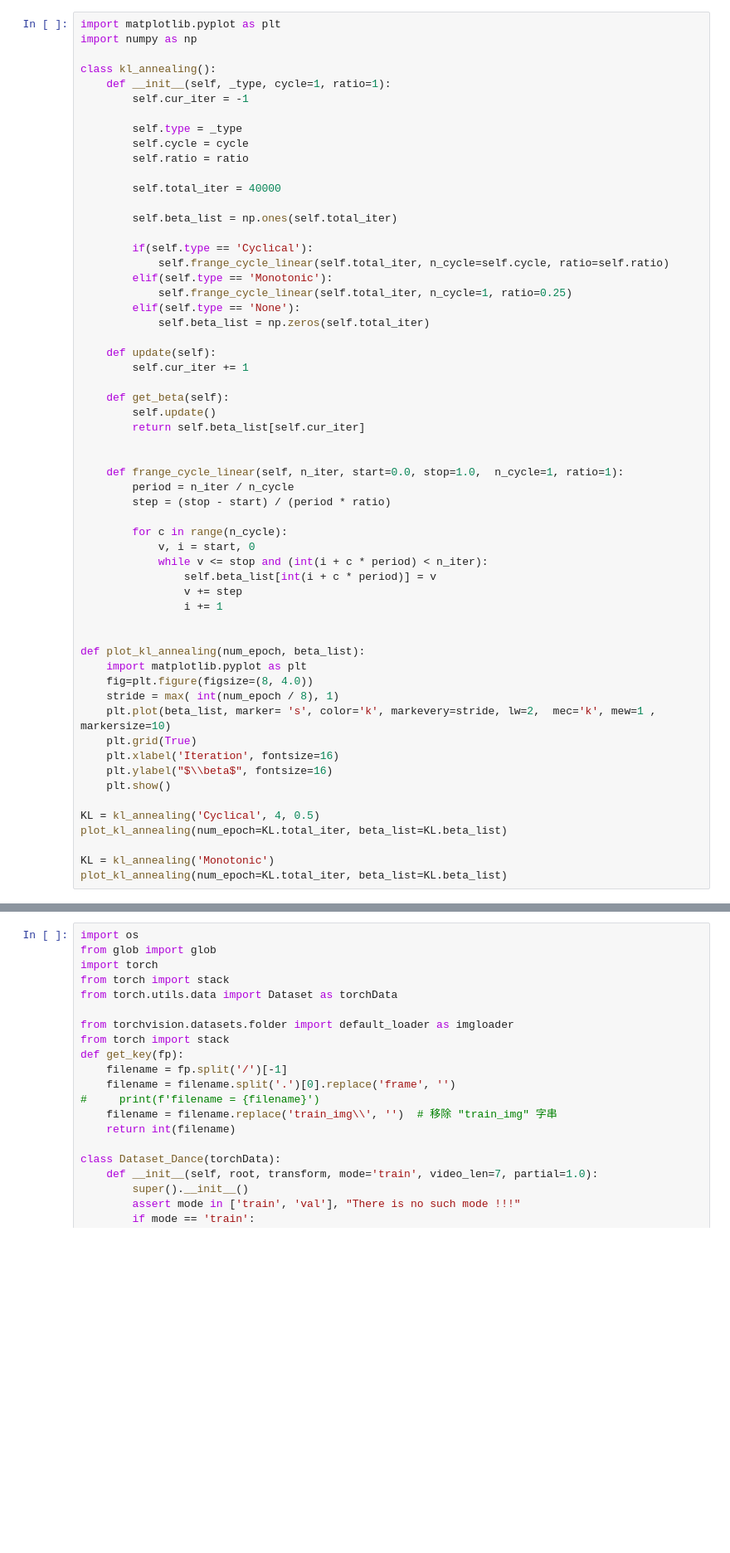
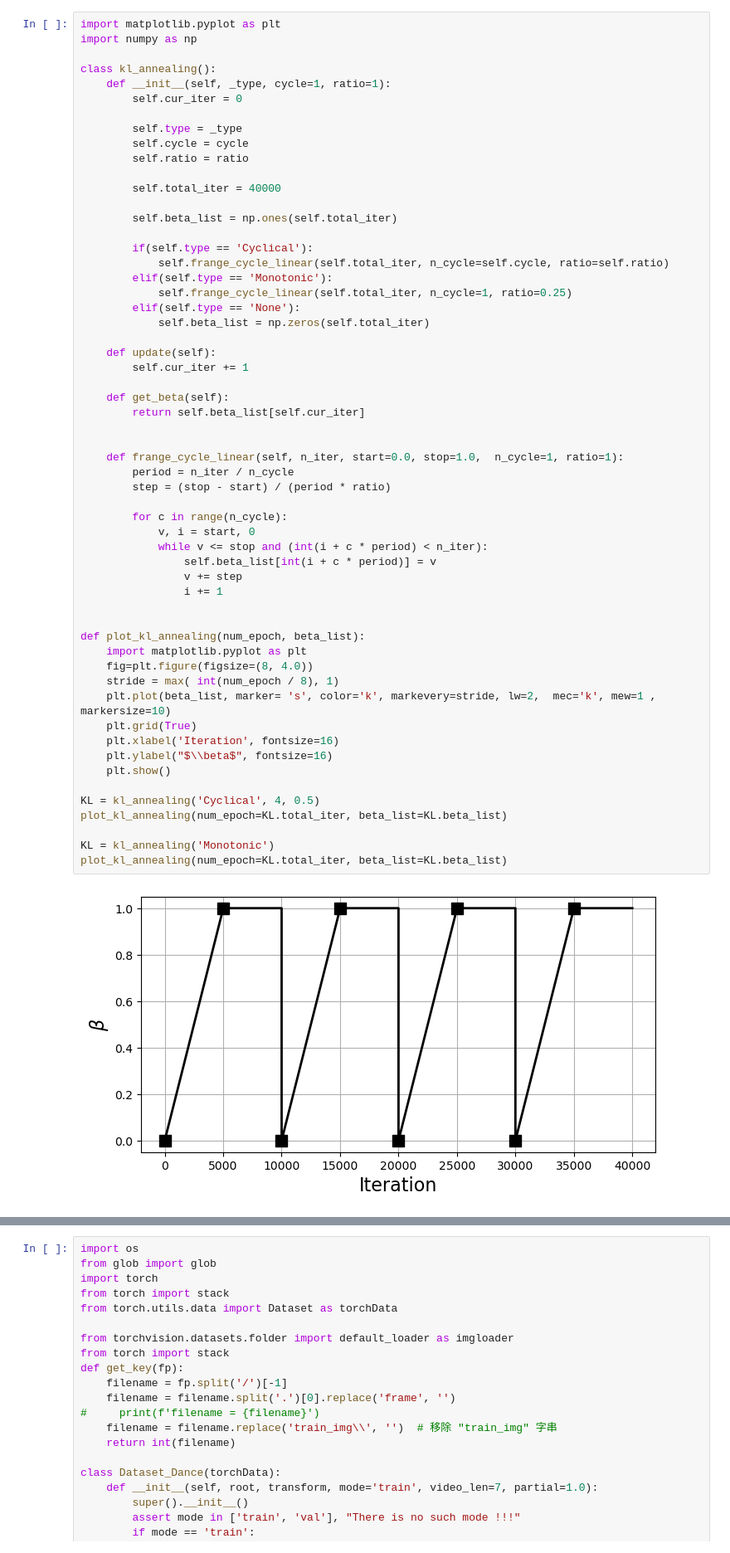
Before and after one commit to frankkn/NYCU_DLP, a Jupyter notebook: Lab4_Conditional_VAE_for_Video_Prediction/kl_annealing.ipynb, the cells around one changed output, grey strips where cells are left out. Shown: that part at 83% size. Drawn from its saved outputs; the diff is of its cells as text; blank space fills up the shorter version.

```diff
--- a/Lab4_Conditional_VAE_for_Video_Prediction/kl_annealing.ipynb
+++ b/Lab4_Conditional_VAE_for_Video_Prediction/kl_annealing.ipynb
@@ -4,7 +4,7 @@ import numpy as np
 
 class kl_annealing():
     def __init__(self, _type, cycle=1, ratio=1):
-        self.cur_iter = -1
+        self.cur_iter = 0
 
         self.type = _type
         self.cycle = cycle
@@ -25,34 +25,35 @@ class kl_annealing():
         self.cur_iter += 1
 
     def get_beta(self):
-        self.update()
         return self.beta_list[self.cur_iter]
 
 
     def frange_cycle_linear(self, n_iter, start=0.0, stop=1.0,  n_cycle=1, ratio=1):
         period = n_iter / n_cycle
         step = (stop - start) / (period * ratio)
 
         for c in range(n_cycle):
             v, i = start, 0
             while v <= stop and (int(i + c * period) < n_iter):
                 self.beta_list[int(i + c * period)] = v
                 v += step
                 i += 1
 
 
 def plot_kl_annealing(num_epoch, beta_list):
     import matplotlib.pyplot as plt
     fig=plt.figure(figsize=(8, 4.0))
     stride = max( int(num_epoch / 8), 1)
     plt.plot(beta_list, marker= 's', color='k', markevery=stride, lw=2,  mec='k', mew=1 , markersize=10)
     plt.grid(True)
     plt.xlabel('Iteration', fontsize=16)
     plt.ylabel("$\\beta$", fontsize=16)
     plt.show()
 
 KL = kl_annealing('Cyclical', 4, 0.5)
 plot_kl_annealing(num_epoch=KL.total_iter, beta_list=KL.beta_list)
 
 KL = kl_annealing('Monotonic')
 plot_kl_annealing(num_epoch=KL.total_iter, beta_list=KL.beta_list)
+# %% [output]
+[figure, added]
```
Also changed, not shown: parts of 4 cells of this notebook, 3 other files.
